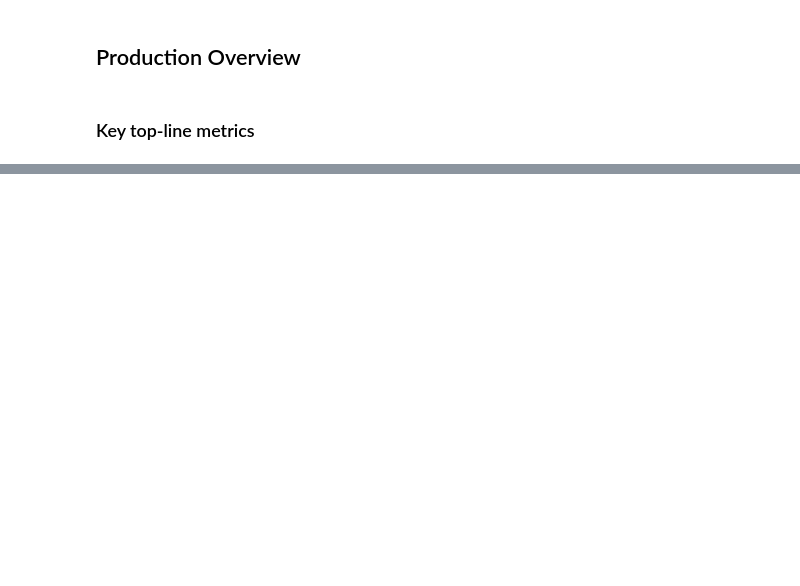
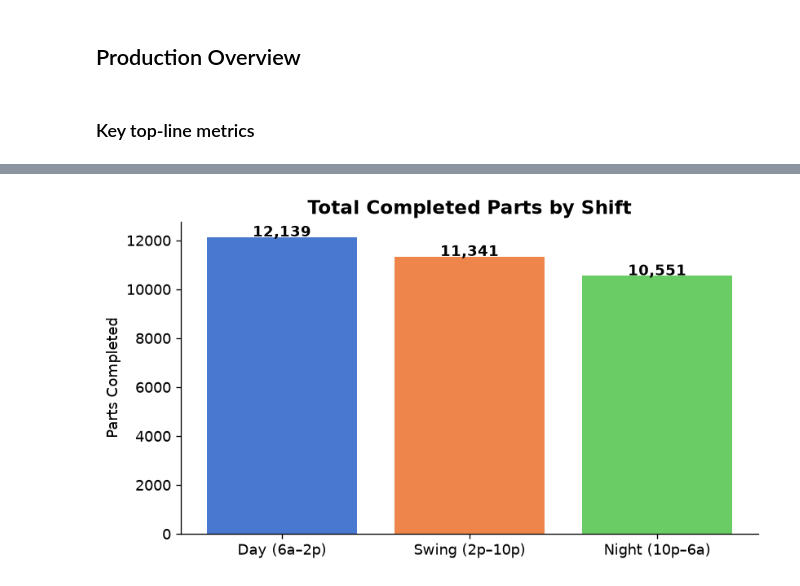
Before and after one commit to jtganem44/manufacturing-line-simulation, a Jupyter notebook: analysis/current_state_analysis_01.ipynb, the cells around one changed output, grey strips where cells are left out. Cells and saved outputs as stored; diff of their text form; code cells hidden in the pictures; blank space fills up the shorter version.

```diff
--- a/analysis/current_state_analysis_01.ipynb
+++ b/analysis/current_state_analysis_01.ipynb
@@ -172,0 +210,14 @@ parts_wip = parts_entered - (parts_completed + parts_scrapped)
+# %%
+# Throughput by shift
+shift_throughput = (prod[(prod["station"] == "S5_Packaging") & (prod["status"] == "good")].groupby("shift")["part_id"].nunique().reindex([1, 2, 3]))
+shift_labels = ["Day (6a–2p)", "Swing (2p–10p)", "Night (10p–6a)"]
+
+fig, ax = plt.subplots(figsize=(7, 4))
+bars = ax.bar(shift_labels, shift_throughput.values, color=COLORS[:3])
+for bar, val in zip(bars, shift_throughput.values):
+    ax.text(bar.get_x() + bar.get_width() / 2, bar.get_height() + 20,f"{val:,}", ha="center", fontweight="bold")
+ax.set_ylabel("Parts Completed")
+ax.set_title("Total Completed Parts by Shift")
+savefig("02_shift_throughput")
+# %% [output]
+[figure, added]
```
Also changed, not shown: parts of 37 cells of this notebook.
